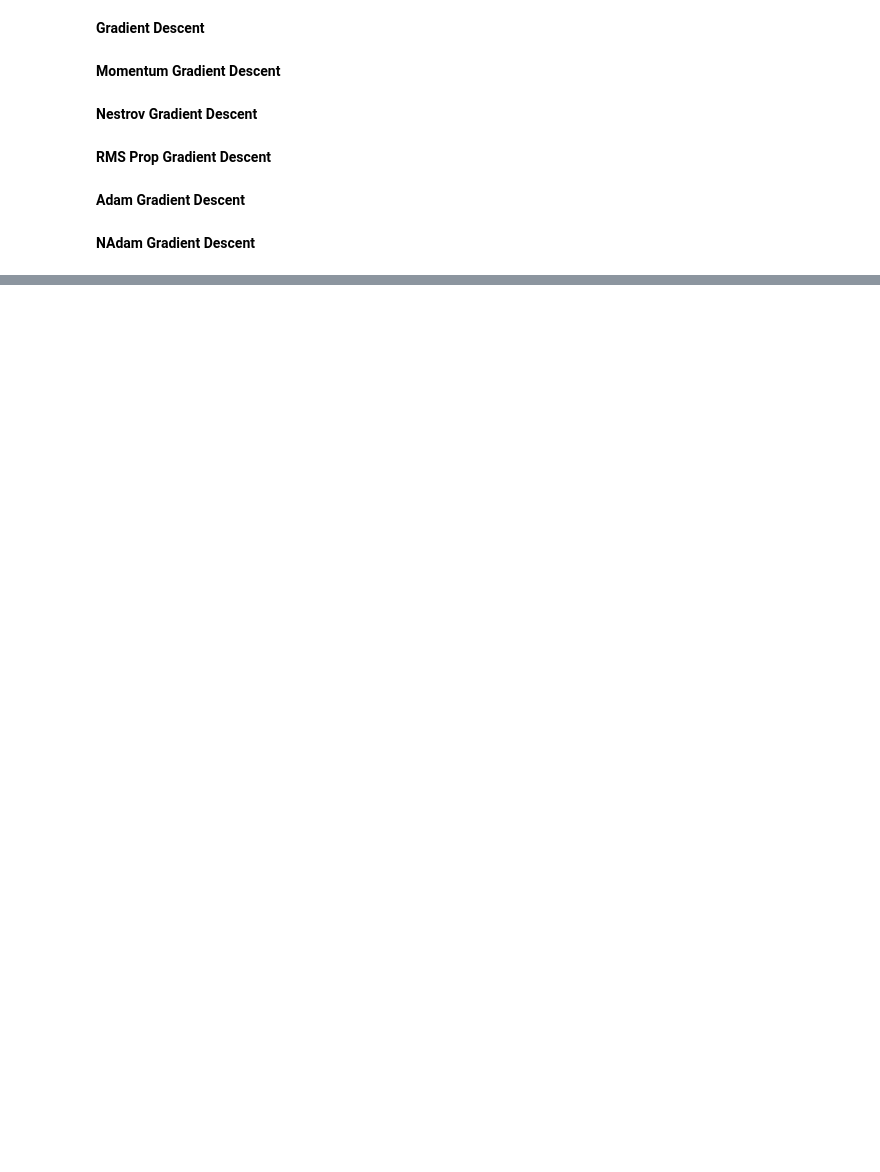
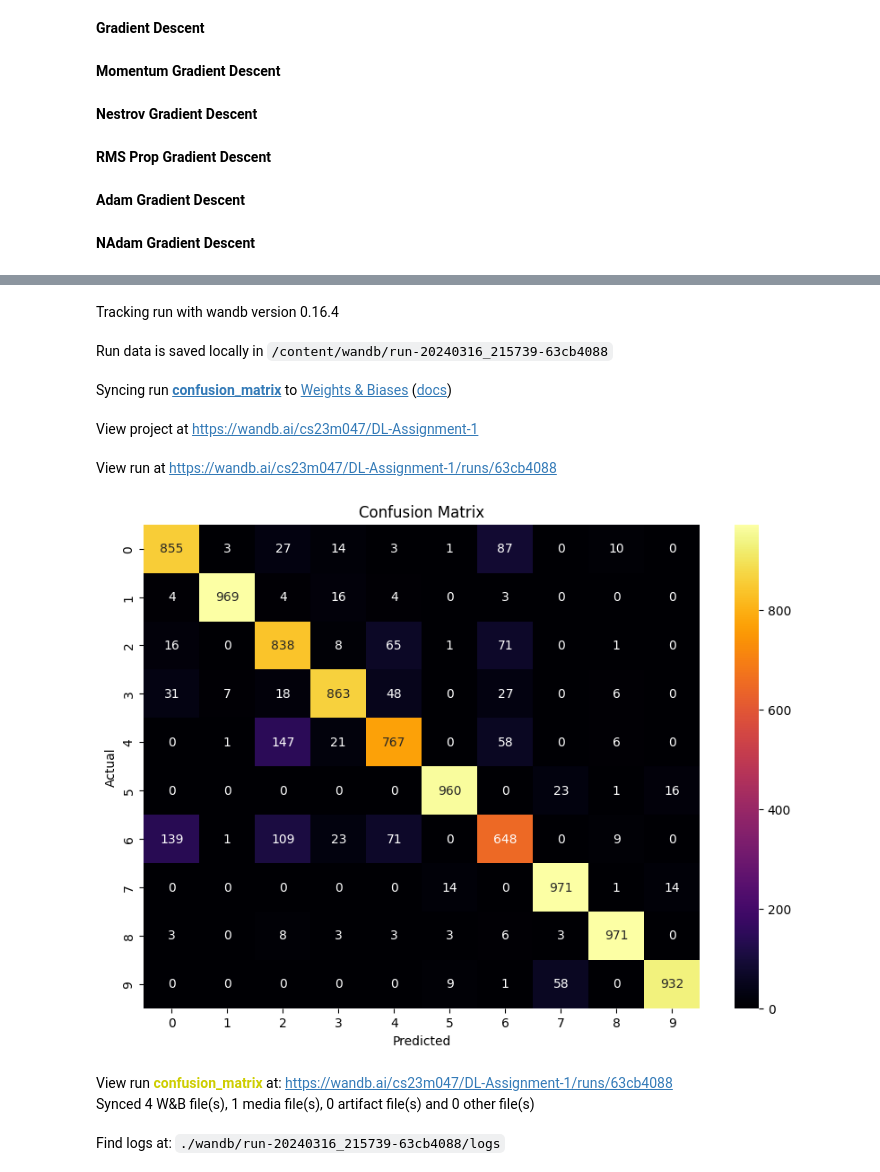
Before and after one commit to mparag019/DL-Assignment-1, a Jupyter notebook: DLAssign1.ipynb, the cells around one changed output, grey strips where cells are left out. Drawn from its saved outputs; the diff is of its cells as text; code cells hidden in the pictures; blank space fills up the shorter version.

Commit message:
Ran sweeps on wandb and constructed confusion matrix on test data

```diff
--- a/DLAssign1.ipynb
+++ b/DLAssign1.ipynb
@@ -283,8 +333,8 @@ def training_accuracy(x_train, activation_func, W, b, n, y_train, neurons):
     y_p = np.argmax(y_pred)
     if (y_train[i] == y_p):
       count+=1
-  wandb.log({"Training Acc: " : count/54000})
-  # print("Training Acc: " , count/54000)
+  # wandb.log({"Training Acc: " : count/54000})
+  print("Training Acc: " , count/54000)
 # %%
 def validation_loss_and_accuracy(x_train, activation_func, W, b, n, y_train, neurons, sum):
   count = 0
@@ -449,7 +511,7 @@ def nestrov(n, neurons, epochs, alpha, eta, batch_size, activation_func, W, b):
 # %% [markdown]
 **RMS Prop Gradient Descent**
 # %%
-def rmsprop(n, neurons, epochs, alpha, eta, batch_size, activation_func, W, b):
+def rmsprop(n, neurons, epochs, alpha, eta, batch_size, activation_func, W, b, loss_type, x_train, y_train):
   batch = batch_size
   eps = 1e-10
   beta = 0.9
@@ -463,7 +525,7 @@ def rmsprop(n, neurons, epochs, alpha, eta, batch_size, activation_func, W, b):
         dw = [np.zeros_like(w) for w in W]
         db = [np.zeros_like(bias) for bias in b]
 
-      grad_W, grad_b, y_pred = gradient_descent(activation_func, x_train[i].flatten().reshape(784,1), y_train[i], W, b, n, neurons)
+      grad_W, grad_b, y_pred = gradient_descent(activation_func, x_train[i].flatten().reshape(784,1), y_train[i], W, b, n, neurons, loss_type)
 
       for k in range(len(dw)):
         dw[k] = np.add(dw[k], grad_W[len(dw) - k - 1])
@@ -479,7 +541,10 @@ def rmsprop(n, neurons, epochs, alpha, eta, batch_size, activation_func, W, b):
           vb[k] = np.add(beta * vb[k],(1 - beta)*(db[k]/batch_size)**2)
           b[k] = np.subtract(b[k],eta * (db[k]/batch_size) / (np.sqrt(vb[k]) + eps))
         batch = batch_size
-      loss += cross_entropy_loss(y_pred, y_train[i])
+      if (loss_type == "cross_entropy"):
+        loss += cross_entropy_loss(y_pred, y_train[i])
+      else :
+        loss += mean_squared_error(y_pred, y_train[i])
 
     sum_loss = 0
     for i in range(len(W)):
@@ -492,6 +557,7 @@ def rmsprop(n, neurons, epochs, alpha, eta, batch_size, activation_func, W, b):
     training_accuracy(x_train, activation_func, W, b, n, y_train, neurons)
 
     validation_loss_and_accuracy(x_train, activation_func, W, b, n, y_train, neurons, sum_loss)
+  return W, b
 # %% [markdown]
 **Adam Gradient Descent**
 # %%
@@ -839,0 +967,6 @@ Find logs at: ./wandb/run-20240314_193818-q157mrob/logs
+# %%
+y_predicted = []
+for x in x_test:
+  a, h, y_pred = forward_propogation(activation_func, x.reshape(x.shape[0]*x.shape[1], 1), W, b, n, neurons)
+  y = np.argmax(y_pred)
+  y_predicted.append(y)
@@ -839,0 +978,41 @@ Find logs at: ./wandb/run-20240314_193818-q157mrob/logs
+# %%
+from sklearn.metrics import confusion_matrix
+import seaborn as sns
+import matplotlib.pyplot as plt
+
+def plot_confusion_matrix(y_true, y_pred, labels):
+    # Create confusion matrix
+
+    cm = confusion_matrix(y_true, y_pred, labels=labels)
+
+    # Plot confusion matrix using seaborn
+    plt.figure(figsize=(10, 7))
+    sns.heatmap(cm, annot=True, fmt="d", cmap="inferno", xticklabels=labels, yticklabels=labels)
+
+    plt.xlabel('Predicted')
+    plt.ylabel('Actual')
+    plt.title('Confusion Matrix')
+    plt.savefig("Confusion_Matrix.jpeg")
+    wandb.log({"Confusion_Matrix": wandb.Image("Confusion_Matrix.jpeg")})
+
+    plt.show()
+
+# Determine unique labels
+labels = sorted(set(y_test))
+
+wandb.init(project="DL-Assignment-1", name="confusion_matrix")
+# Plot confusion matrix
+plot_confusion_matrix(y_test, y_predicted, labels)
+
+# Finish the run
+wandb.finish()
+# %% [output]
+Tracking run with wandb version 0.16.4
+Run data is saved locally in /content/wandb/run-20240316_215739-63cb4088
+Syncing run confusion_matrix to Weights & Biases (docs)
+View project at https://wandb.ai/cs23m047/DL-Assignment-1
+View run at https://wandb.ai/cs23m047/DL-Assignment-1/runs/63cb4088
+[figure, added]
+View run confusion_matrix at: https://wandb.ai/cs23m047/DL-Assignment-1/runs/63cb4088
+Synced 4 W&B file(s), 1 media file(s), 0 artifact file(s) and 0 other file(s)
+Find logs at: ./wandb/run-20240316_215739-63cb4088/logs
```
Also changed, not shown: parts of 23 cells of this notebook.
